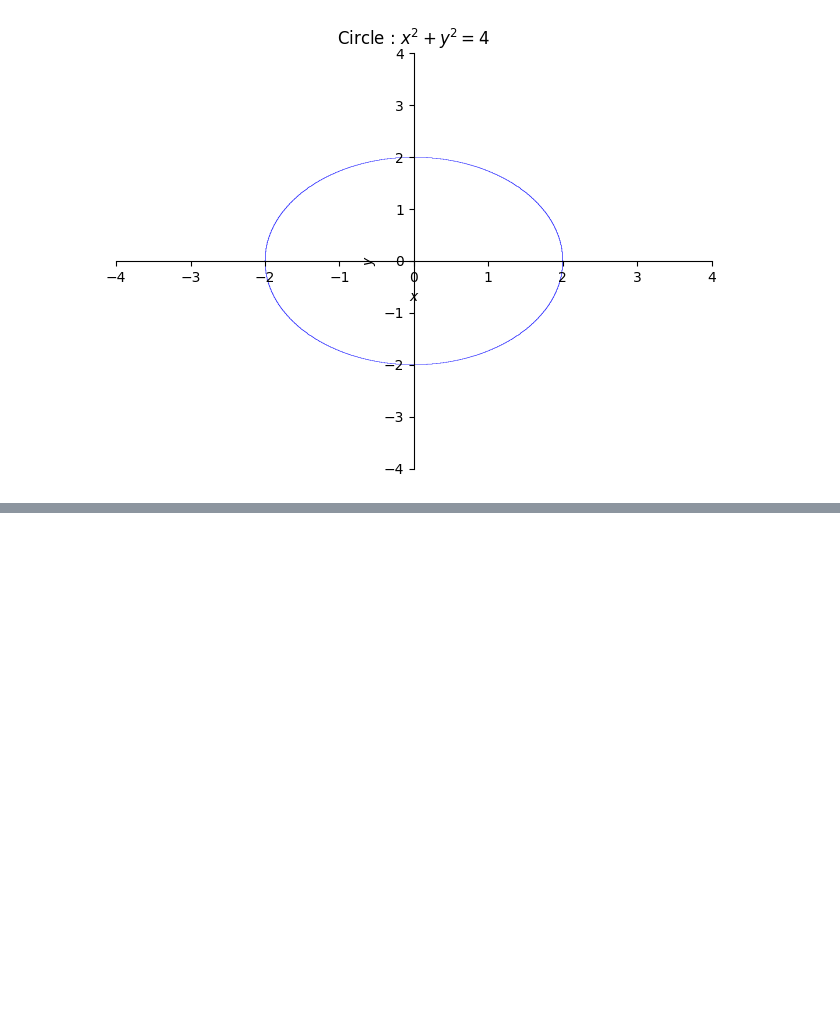
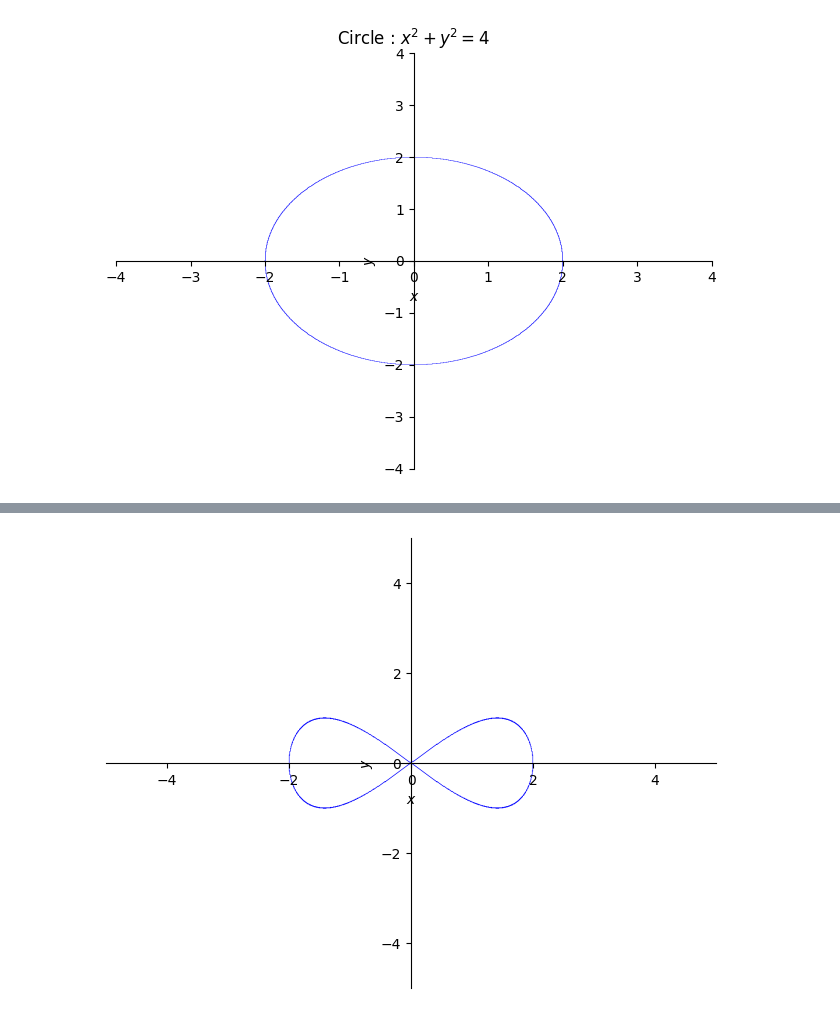
Before and after one commit to dis-craft/G-colab, a Jupyter notebook: srikar.ipynb, the cells around one changed output, grey strips where cells are left out. Drawn from its saved outputs; the diff is of its cells as text; code cells hidden in the pictures; blank space fills up the shorter version.

```diff
--- a/srikar.ipynb
+++ b/srikar.ipynb
@@ -292,0 +298,5 @@ title = 'Circle : $x^2+y^2=4$ ') # r= 2
+# %%
+p5= plot_implicit (
+Eq ( 4*( y ** 2 ) ,( x ** 2 )*( 4-x ** 2 ) ) ,(x ,-5 , 5 ) ,(y ,-5 , 5 ) ) # a=2
+# %% [output]
+[figure, added]
```
Also changed, not shown: parts of 6 cells of this notebook.
